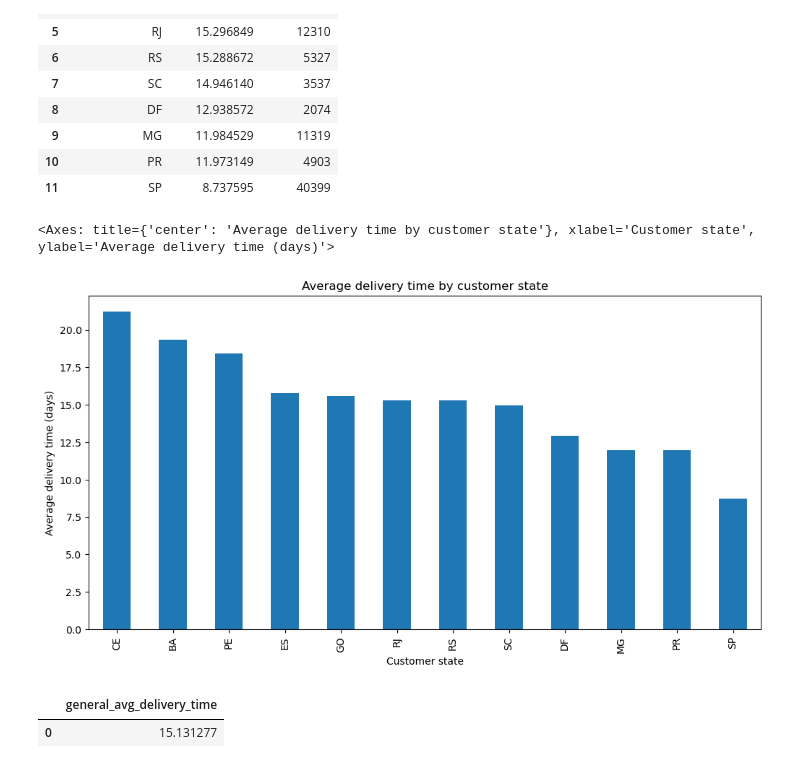
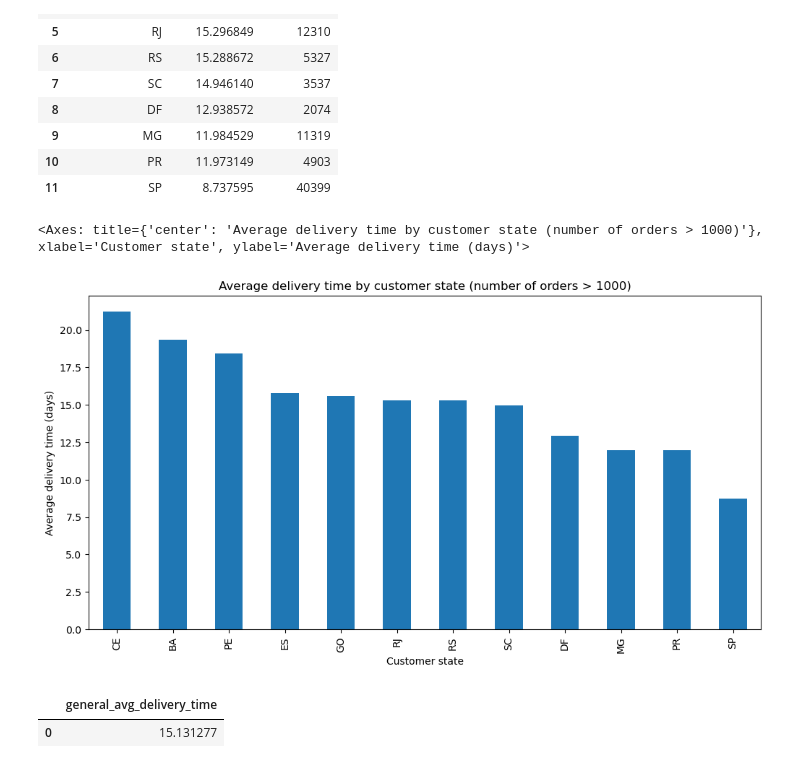
Before and after one commit to PedroAraigiH/olist-sql-analysis, a Jupyter notebook: analysis.ipynb, the cells around one changed output. Saved outputs shown, nothing was run; the diff lists cells and outputs as text; code cells hidden in the pictures.

```diff
--- a/analysis.ipynb
+++ b/analysis.ipynb
@@ -605,18 +605,18 @@ run(f"SELECT customer_state, AVG(julianday(order_delivered_customer_date) - juli
 # %%
 df = run(f"SELECT customer_state, AVG(julianday(order_delivered_customer_date) - julianday(order_purchase_timestamp)) AS delivery_time, COUNT(o.order_id) AS nbr_orders FROM orders o JOIN customers c ON o.customer_id = c.customer_id WHERE {SCOPE} AND order_purchase_timestamp IS NOT NULL GROUP BY customer_state HAVING nbr_orders >1000 ORDER BY delivery_time DESC")
 df.plot(
     x="customer_state",
     y="delivery_time",
     kind="bar",
-    title="Average delivery time by customer state",
+    title="Average delivery time by customer state (number of orders > 1000)",
     xlabel="Customer state",
     ylabel="Average delivery time (days)",
     legend=False,
     figsize=(12, 6)
 )
 # %% [output]
-<Axes: title={'center': 'Average delivery time by customer state'}, xlabel='Customer state', ylabel='Average delivery time (days)'>
+<Axes: title={'center': 'Average delivery time by customer state (number of orders > 1000)'}, xlabel='Customer state', ylabel='Average delivery time (days)'>
-[figure, old version]
+[figure, new version]
 # %%
 run(f"SELECT AVG(delivery_time) AS general_avg_delivery_time FROM (SELECT customer_state, AVG(julianday(order_delivered_customer_date) - julianday(order_purchase_timestamp)) AS delivery_time, COUNT(o.order_id) AS nbr_orders FROM orders o JOIN customers c ON o.customer_id = c.customer_id WHERE {SCOPE} AND order_purchase_timestamp IS NOT NULL GROUP BY customer_state HAVING nbr_orders >1000 ORDER BY delivery_time DESC);")
 # %% [output]
```
Also changed, not shown: 3 other files.
